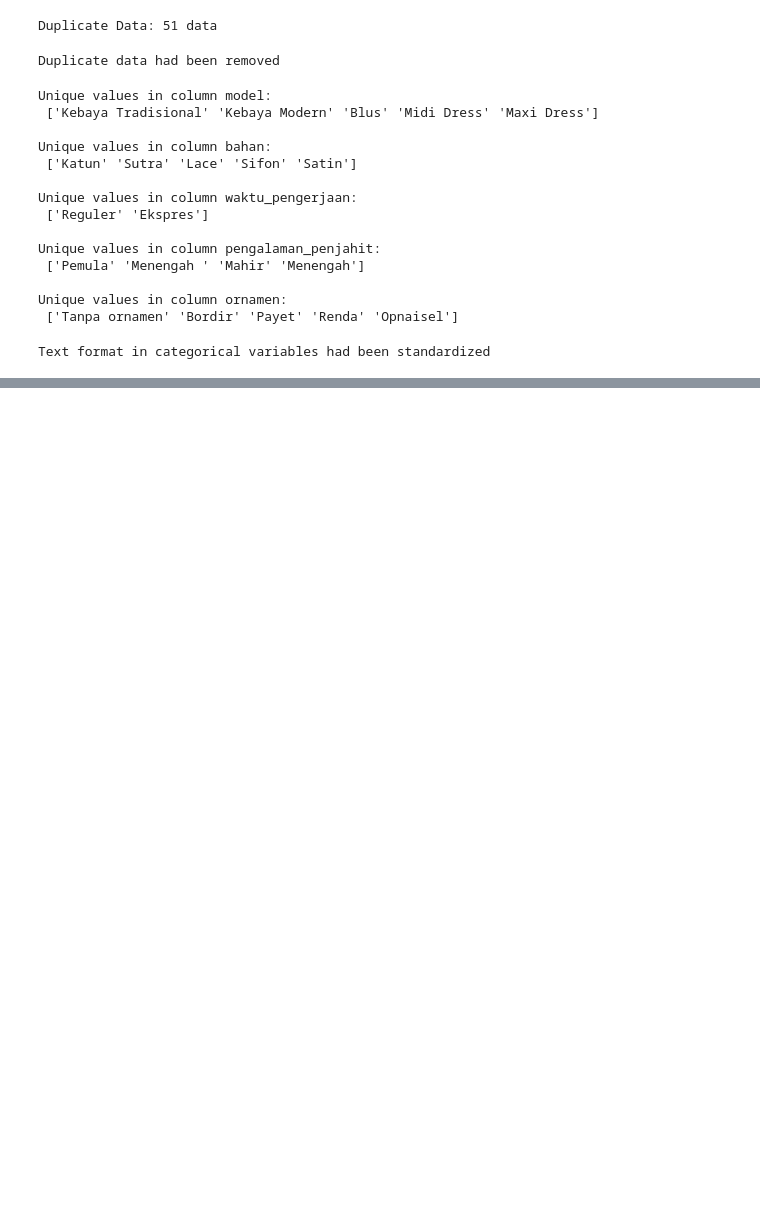
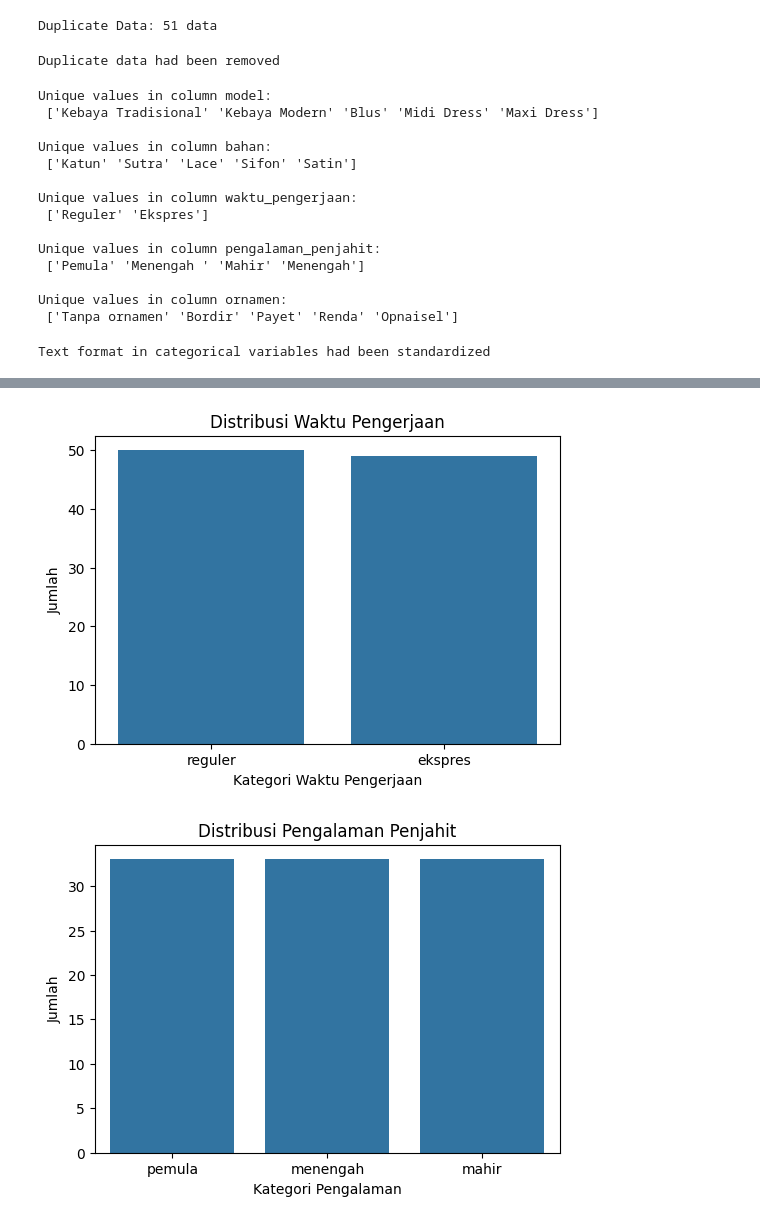
Before and after one commit to adzkykhairany/tailor-price-predictor, a Jupyter notebook: src/model.ipynb, the cells around one changed output, grey strips where cells are left out. Saved outputs shown, nothing was run; the diff lists cells and outputs as text; code cells hidden in the pictures; blank space fills up the shorter version.

```diff
--- a/src/model.ipynb
+++ b/src/model.ipynb
@@ -190,0 +212,21 @@ sns.heatmap(df.corr(), annot=True, cmap="coolwarm")
+# %%
+# Barplot waktu pengerjaan
+plt.figure(figsize=(6, 4))
+sns.countplot(x=df['waktu_pengerjaan'])
+plt.title("Distribusi Waktu Pengerjaan")
+plt.xlabel("Kategori Waktu Pengerjaan")
+plt.ylabel("Jumlah")
+plt.xticks(ticks=[0, 1], labels=['reguler', 'ekspres'])
+plt.show()
+
+# Barplot pengalaman penjahit
+plt.figure(figsize=(6, 4))
+sns.countplot(x=df['pengalaman_penjahit'])
+plt.title("Distribusi Pengalaman Penjahit")
+plt.xlabel("Kategori Pengalaman")
+plt.ylabel("Jumlah")
+plt.xticks(ticks=[0, 1, 2], labels=['pemula', 'menengah', 'mahir'])
+plt.show()
+# %% [output]
+[figure, added]
+[figure, added]
```
Also changed, not shown: parts of 33 cells of this notebook.
